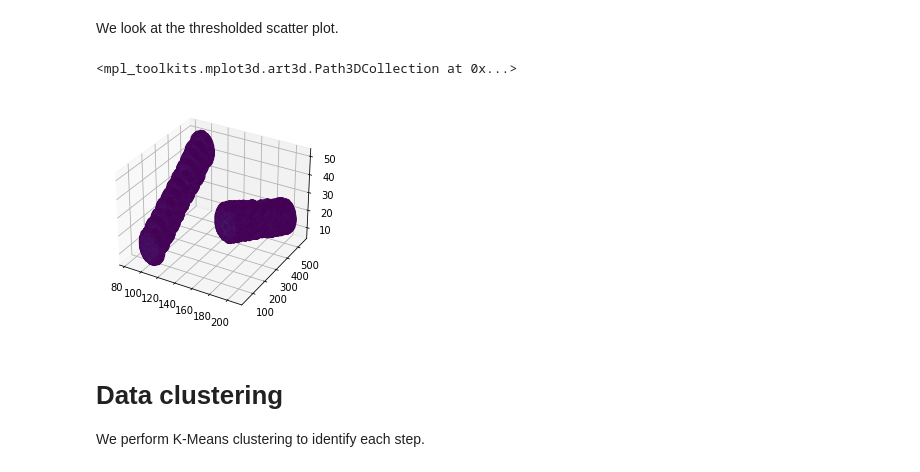
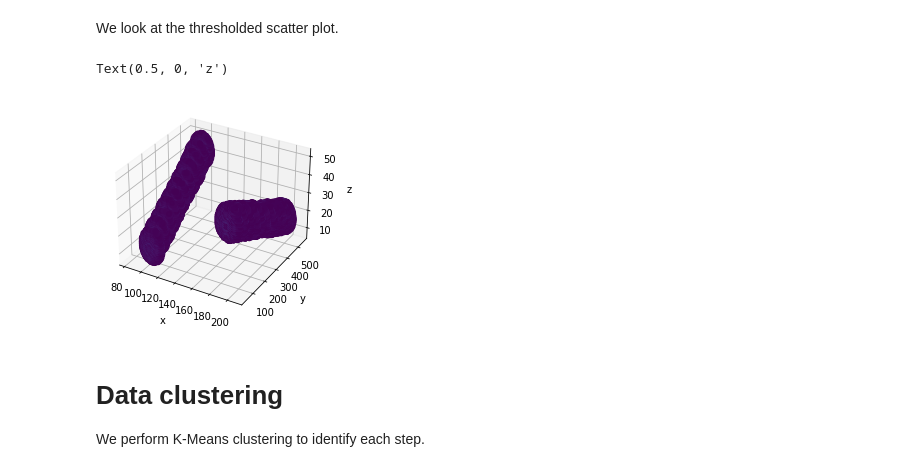
Before and after one commit to Alessandro-Zunino/Calibration_for_microscopy, a Jupyter notebook: zeta_calibration.ipynb, the cells around one changed output. Cells and saved outputs as stored; diff of their text form; code cells hidden in the pictures.

```diff
--- a/zeta_calibration.ipynb
+++ b/zeta_calibration.ipynb
@@ -91,10 +91,13 @@ We look at the thresholded scatter plot.
 # %%
 fig = plt.figure()
 ax = fig.add_subplot(projection='3d')
 ax.scatter(cloud[:,1], cloud[:,2], cloud[:,0], c = cloud[:,3])
+ax.set_xlabel(r'x')
+ax.set_ylabel(r'y')
+ax.set_zlabel(r'z')
 # %% [output]
-<mpl_toolkits.mplot3d.art3d.Path3DCollection at 0x...>
+Text(0.5, 0, 'z')
-[figure, old version]
+[figure, new version]
 # %% [markdown]
 # Data clustering
 
```
Also changed, not shown: parts of 5 cells of this notebook.
